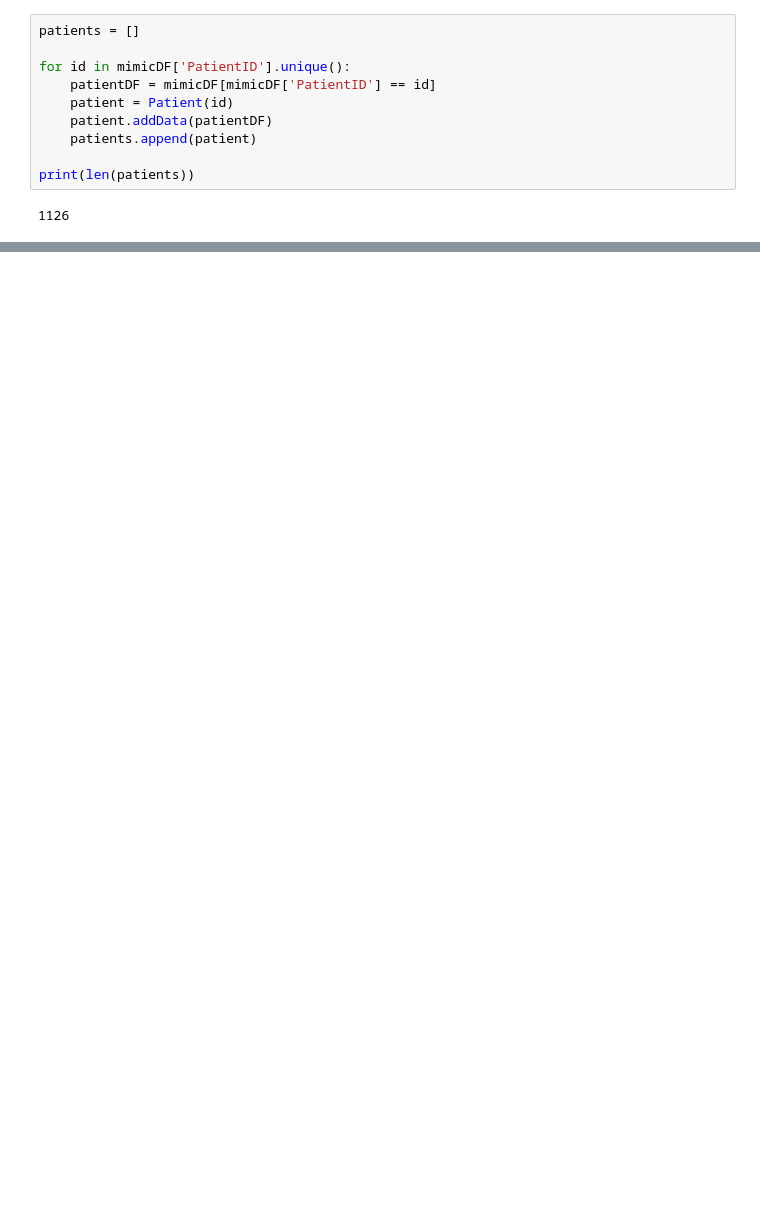
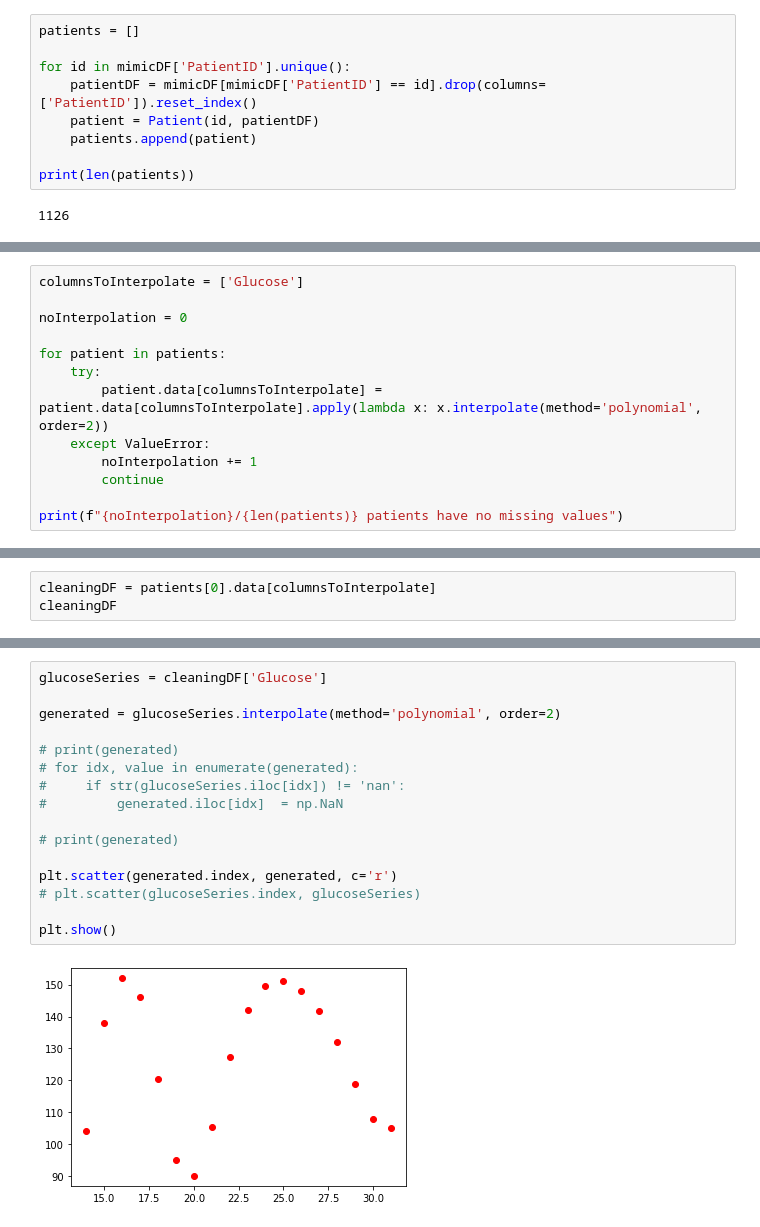
Before and after one commit to BenMarkFrost/LEN_Individual_Project, a Jupyter notebook: Static/temporalCategorisation.ipynb, the cells around one changed output, grey strips where cells are left out. Drawn from its saved outputs; the diff is of its cells as text; blank space fills up the shorter version.

Commit message:
Adding Interpolation to Temporoal

```diff
--- a/Static/temporalCategorisation.ipynb
+++ b/Static/temporalCategorisation.ipynb
@@ -99,9 +94,8 @@ for id in mimicDF['PatientID'].unique()[:1]:
 patients = []
 
 for id in mimicDF['PatientID'].unique():
-    patientDF = mimicDF[mimicDF['PatientID'] == id]
-    patient = Patient(id)
-    patient.addData(patientDF)
+    patientDF = mimicDF[mimicDF['PatientID'] == id].drop(columns=['PatientID']).reset_index()
+    patient = Patient(id, patientDF)
     patients.append(patient)
 
 print(len(patients))
@@ -129,0 +135,13 @@ Name: 47, dtype: float64]
+# %%
+columnsToInterpolate = ['Glucose']
+
+noInterpolation = 0
+
+for patient in patients:
+    try:
+        patient.data[columnsToInterpolate] = patient.data[columnsToInterpolate].apply(lambda x: x.interpolate(method='polynomial', order=2))
+    except ValueError:
+        noInterpolation += 1
+        continue
+
+print(f"{noInterpolation}/{len(patients)} patients have no missing values")
@@ -129,0 +150,3 @@ Name: 47, dtype: float64]
+# %%
+cleaningDF = patients[0].data[columnsToInterpolate]
+cleaningDF
@@ -129,0 +171,18 @@ Name: 47, dtype: float64]
+# %%
+glucoseSeries = cleaningDF['Glucose']
+
+generated = glucoseSeries.interpolate(method='polynomial', order=2)
+
+# print(generated)
+# for idx, value in enumerate(generated):
+#     if str(glucoseSeries.iloc[idx]) != 'nan':
+#         generated.iloc[idx]  = np.NaN
+
+# print(generated)
+
+plt.scatter(generated.index, generated, c='r')
+# plt.scatter(glucoseSeries.index, glucoseSeries)
+
+plt.show()
+# %% [output]
+[figure, added]
```
Also changed, not shown: parts of 6 cells of this notebook, 2 other files.
